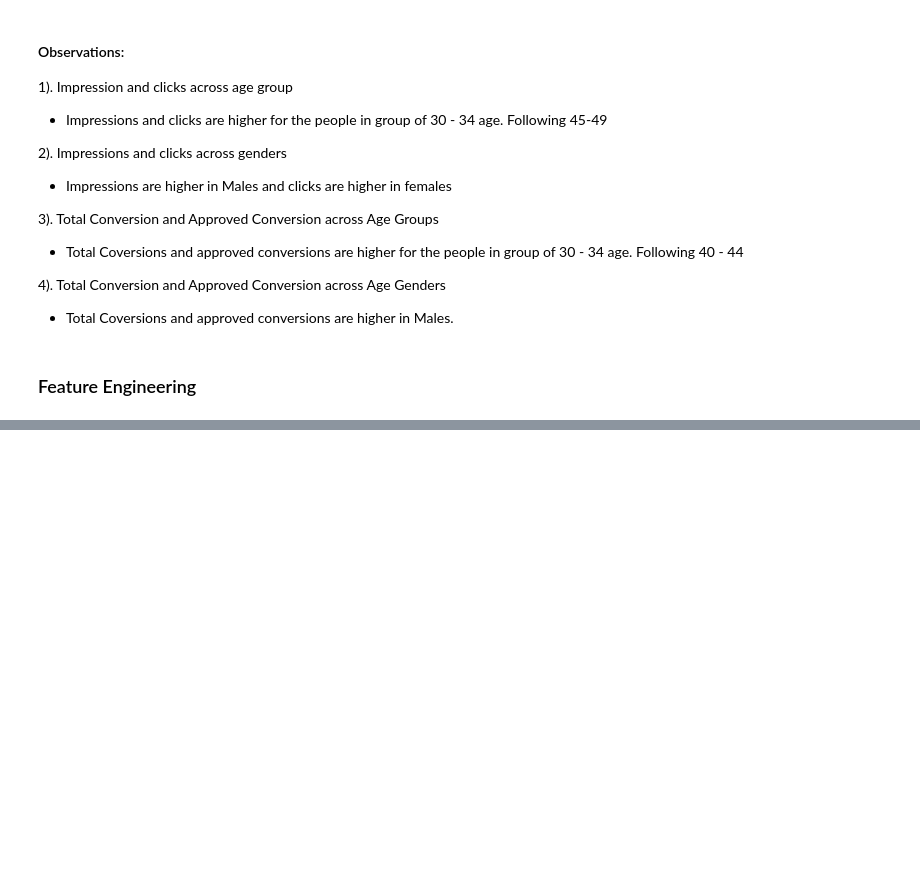
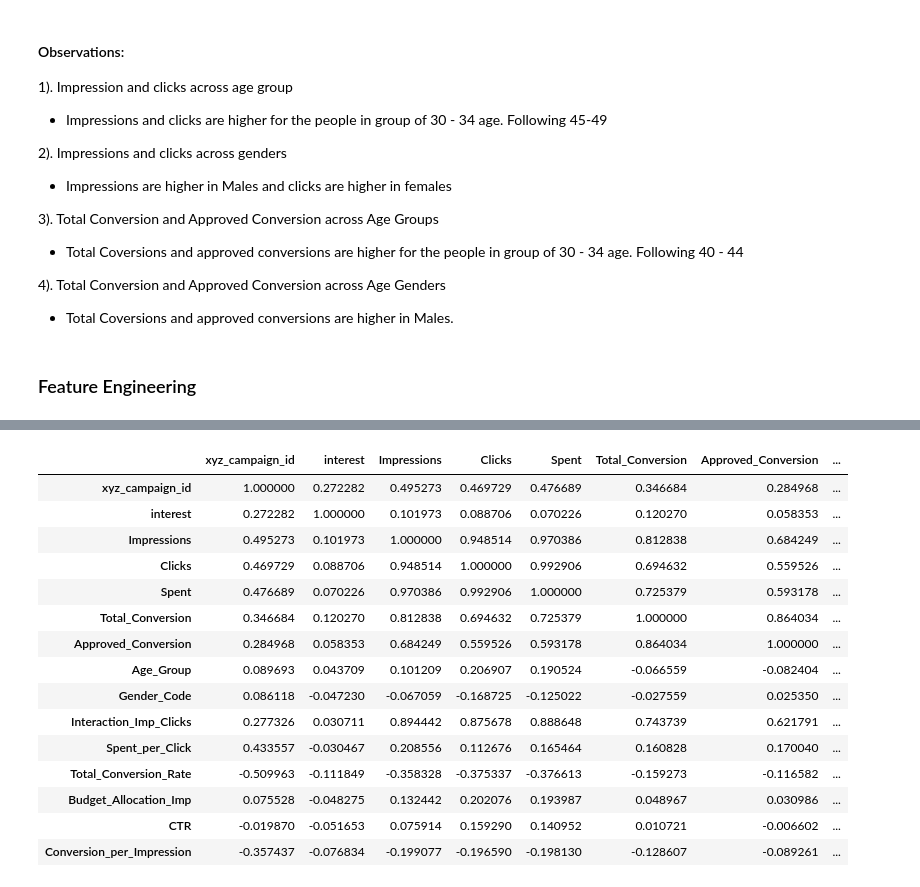
Before and after one commit to Muhammed-Rashid-07/Sales-Conversion-Optimization, a Jupyter notebook: notebooks/EDA.ipynb, the cells around one changed output, grey strips where cells are left out. Saved outputs shown, nothing was run; the diff lists cells and outputs as text; code cells hidden in the pictures; blank space fills up the shorter version.

```diff
--- a/notebooks/EDA.ipynb
+++ b/notebooks/EDA.ipynb
@@ -470,0 +494,19 @@ plt.show()
+# %%
+correlation_matrix
+# %% [output]
+|  | xyz_campaign_id | interest | Impressions | Clicks | Spent | Total_Conversion | Approved_Conversion | ... |
+| xyz_campaign_id | 1.000000 | 0.272282 | 0.495273 | 0.469729 | 0.476689 | 0.346684 | 0.284968 | ... |
+| interest | 0.272282 | 1.000000 | 0.101973 | 0.088706 | 0.070226 | 0.120270 | 0.058353 | ... |
+| Impressions | 0.495273 | 0.101973 | 1.000000 | 0.948514 | 0.970386 | 0.812838 | 0.684249 | ... |
+| Clicks | 0.469729 | 0.088706 | 0.948514 | 1.000000 | 0.992906 | 0.694632 | 0.559526 | ... |
+| Spent | 0.476689 | 0.070226 | 0.970386 | 0.992906 | 1.000000 | 0.725379 | 0.593178 | ... |
+| Total_Conversion | 0.346684 | 0.120270 | 0.812838 | 0.694632 | 0.725379 | 1.000000 | 0.864034 | ... |
+| Approved_Conversion | 0.284968 | 0.058353 | 0.684249 | 0.559526 | 0.593178 | 0.864034 | 1.000000 | ... |
+| Age_Group | 0.089693 | 0.043709 | 0.101209 | 0.206907 | 0.190524 | -0.066559 | -0.082404 | ... |
+| Gender_Code | 0.086118 | -0.047230 | -0.067059 | -0.168725 | -0.125022 | -0.027559 | 0.025350 | ... |
+| Interaction_Imp_Clicks | 0.277326 | 0.030711 | 0.894442 | 0.875678 | 0.888648 | 0.743739 | 0.621791 | ... |
+| Spent_per_Click | 0.433557 | -0.030467 | 0.208556 | 0.112676 | 0.165464 | 0.160828 | 0.170040 | ... |
+| Total_Conversion_Rate | -0.509963 | -0.111849 | -0.358328 | -0.375337 | -0.376613 | -0.159273 | -0.116582 | ... |
+| Budget_Allocation_Imp | 0.075528 | -0.048275 | 0.132442 | 0.202076 | 0.193987 | 0.048967 | 0.030986 | ... |
+| CTR | -0.019870 | -0.051653 | 0.075914 | 0.159290 | 0.140952 | 0.010721 | -0.006602 | ... |
+| Conversion_per_Impression | -0.357437 | -0.076834 | -0.199077 | -0.196590 | -0.198130 | -0.128607 | -0.089261 | ... |
```
Also changed, not shown: parts of 6 cells of this notebook, 2 other files.
